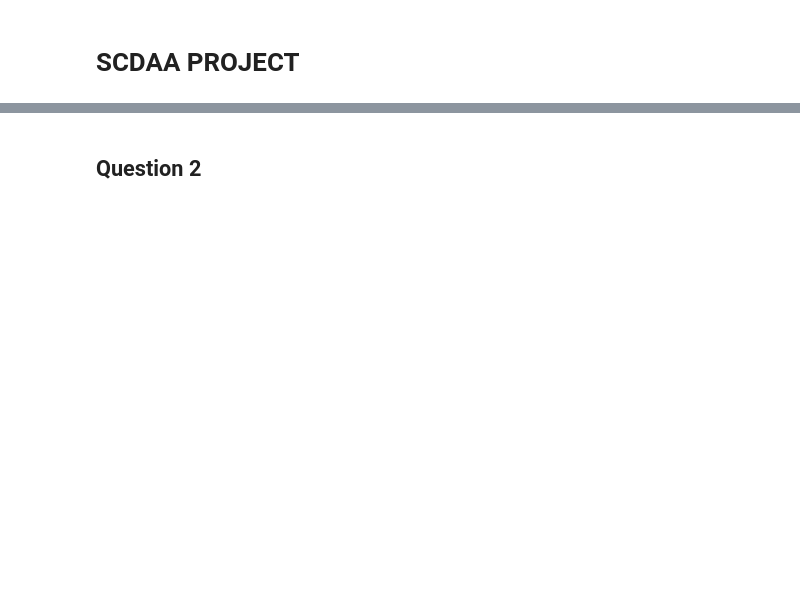
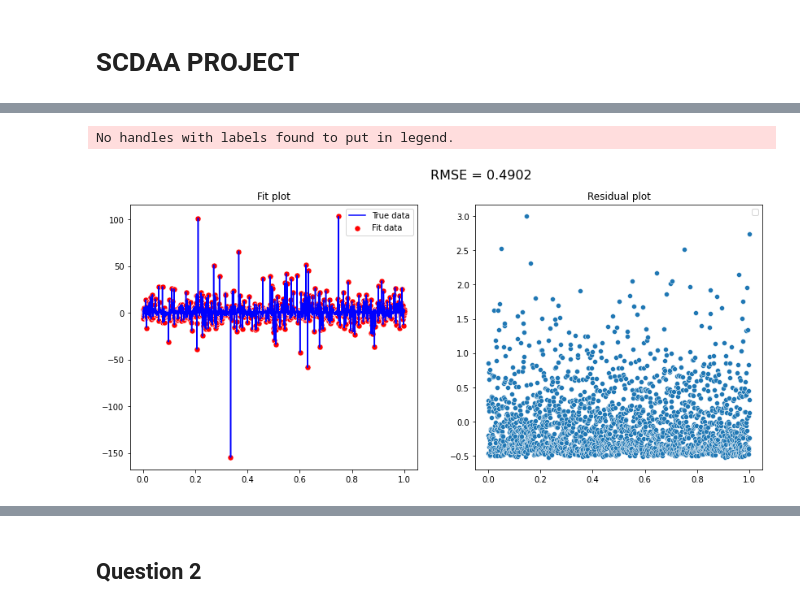
Before and after one commit to s2133934/SCDAA_CW_2021, a Jupyter notebook: notebook.ipynb, the cells around one changed output, grey strips where cells are left out. Saved outputs shown, nothing was run; the diff lists cells and outputs as text; code cells hidden in the pictures; blank space fills up the shorter version.

```diff
--- a/notebook.ipynb
+++ b/notebook.ipynb
@@ -15,11 +20,10 @@ from sklearn.metrics import mean_squared_error
 # %%
 def coeffsForCondiExp(X,Y,hermiteOrder):
     '''
-    Return the coefficients of a HermiteE series of degree deg that is the least squares
-    fit to the data values y given at points x. If y is 1-D the returned coefficients
-    will also be 1-D. If y is 2-D multiple fits are done, one for each column of y,
-    and the resulting coefficients are stored in the corresponding columns of a 2-D
-    return.
+    Exercise 1.1 (i) - Use of hermefit method to estimate the coefficients (beta) used
+    in calculating conditional expectation E[Y|X] from samples X and Y
+    Input: X, Y: np.ndarray (of same dimensions) of samples from two random variables X, Y
+    Output: beta : coefficient for each of the samples
     '''
     beta = hermefit(X,Y,hermiteOrder)
 
@@ -27,7 +31,10 @@ def coeffsForCondiExp(X,Y,hermiteOrder):
 
 def approxCondExp(X,beta):
     '''
-    Evaluate a hermiteE series at point X
+    Evaluate a hermiteE series at point X with coefficients beta
+    Input: X: np.ndarray: samples from random variable X
+           beta : np.ndarray: coefficients calculated by coeffsForCondiExp function
+    Ouput: condExp: the conditional expectation E[Y|X]
     '''
     condExp =  hermeval(X, beta)
 
@@ -35,9 +42,11 @@ def approxCondExp(X,beta):
 
 def plot_condExp(X,Y, Y_hat, table = False):
     '''
+    Plot the conditional expectation
+    Return: plot to stdout, and dataframe containing Y, Y_hat, errors, and the final rmse
     '''
     df = pd.DataFrame({'y': Y, 'y_hat':Y_hat, 'error': Y-Y_hat}, columns = ['y', 'y_hat', 'error'])
-    error = Y-Y_hat
+    error = Y - Y_hat
     rmse = mean_squared_error(Y, Y_hat, squared=False)
 
     plt.figure(figsize=(12, 6))
@@ -46,7 +55,7 @@ def plot_condExp(X,Y, Y_hat, table = False):
     sns.scatterplot(x= X, y= Y_hat, color = 'red', s = 50, label= 'Fit data').set_title("Fit plot")
 
     plt.subplot(122)
-    sns.scatterplot(x= X, y= error).set_title("Residual plot")
+    sns.scatterplot(x = X, y = error).set_title("Residual plot")
 
     plt.subplots_adjust(left=0.0)
 
@@ -56,4 +65,4 @@ def plot_condExp(X,Y, Y_hat, table = False):
     plt.show()
 
     if table == True:
-        return df
+        return df, rmse
@@ -70,0 +84,26 @@ plt.show()
+# %%
+'''
+Example 1
+'''
+# define functions
+def f_(x):
+    return 2*x ** 3 + 0.5*x**2
+
+lambda_exp = 0.5
+X_normal = np.random.normal(loc=0, scale=1, size=2000)
+Z_exp = np.random.exponential(scale=lambda_exp, size=2000) #scale = 1/lambda = mean
+Y = f_(X_normal) + Z_exp
+trueExp = f_(X_normal) + lambda_exp
+
+#calc E[Y|X]
+betas = coeffsForCondiExp(X_normal, Y, hermiteOrder=11)
+Y_hat = approxCondExp(X_normal, betas)
+
+# Plot results
+grid = np.linspace(0,1,2000)
+plot_condExp(grid,Y, Y_hat, table = True)
+error = Y - Y_hat
+rmse = mean_squared_error(Y, Y_hat, squared=False)
+# %% [output]
+No handles with labels found to put in legend.
+[figure, added]
```
Also changed, not shown: parts of 84 cells of this notebook, 3 other files.
